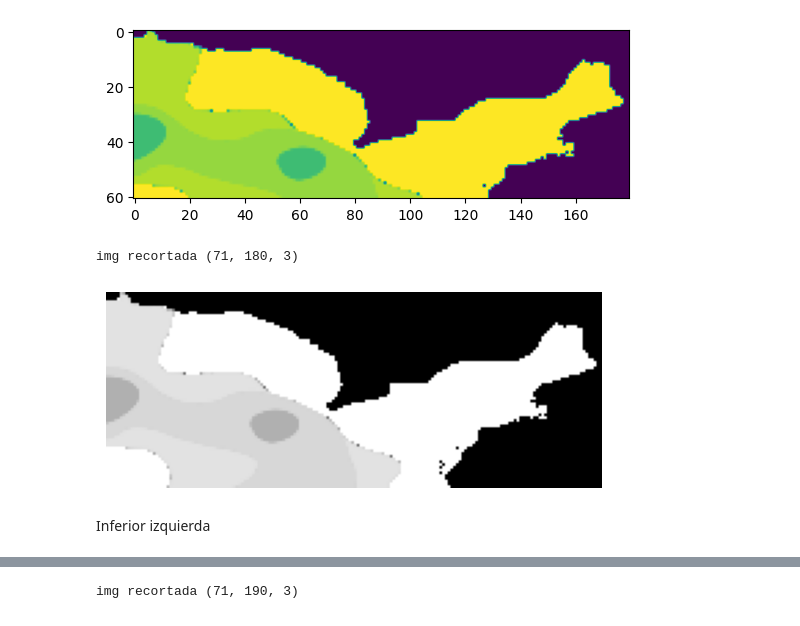
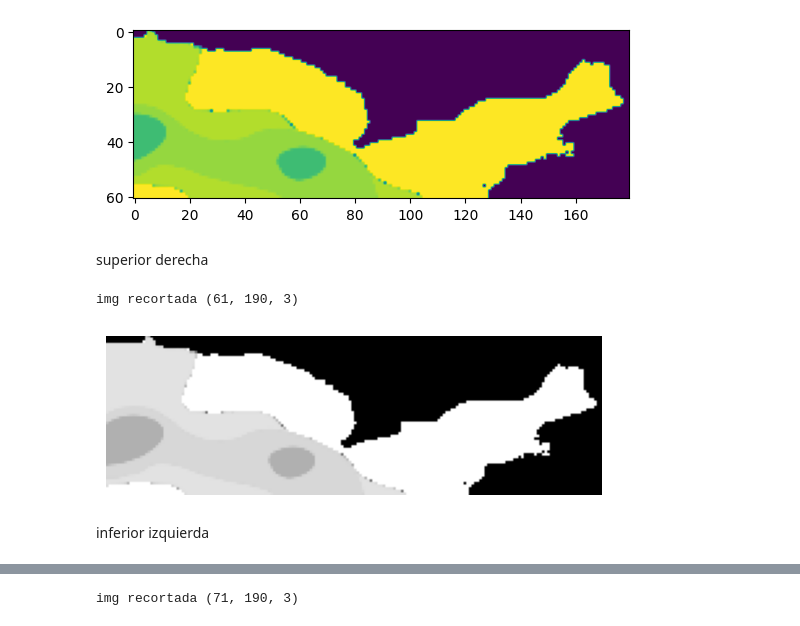
Before and after one commit to SahirReyes30/ImageXpartes, a Jupyter notebook: AjusteBordes.ipynb, the cells around one changed output, grey strips where cells are left out. Drawn from its saved outputs; the diff is of its cells as text; code cells hidden in the pictures.

```diff
--- a/AjusteBordes.ipynb
+++ b/AjusteBordes.ipynb
@@ -194,33 +194,35 @@ plt.show()
 # %% [output]
 (1240, 61, 180)
 [figure]
+# %% [markdown]
+superior derecha
 # %%
 import cv2
 import matplotlib.pyplot as plt
 import numpy as np
 
 # Asumamos que tienes la imagen cargada en el notebook como un array de numpy
 # Si necesitas cargarla desde un archivo, puedes usar cv2.imread('ruta_al_archivo')
 imagen_original = cv2.imread('DroughtDatasetMask/dataset/DroughtDatasetMask/2000-01-04.png')
 
 # Dimensiones deseadas para el recorte
-altura_deseada = 71
-ancho_deseado = 180
+altura_deseada = 61
+ancho_deseado = 190
 
 # Calcular el punto de inicio del recorte
 inicio_x = imagen_original.shape[1] - ancho_deseado
 inicio_y = 0  # Desde la parte superior
 
 # Realizar el recorte
 imagen_recortada = imagen_original[inicio_y:inicio_y + altura_deseada, inicio_x:inicio_x + ancho_deseado]
 
 print("img recortada", imagen_recortada.shape)
 # Mostrar la imagen recortada
 plt.imshow(cv2.cvtColor(imagen_recortada, cv2.COLOR_BGR2RGB))  # Convertir de BGR a RGB para mostrar correctamente
 plt.axis('off')  # No mostrar los ejes
 plt.show()
 # %% [output]
-img recortada (71, 180, 3)
+img recortada (61, 190, 3)
-[figure, old version]
+[figure, new version]
 # %% [markdown]
-Inferior izquierda
+inferior izquierda
```
Also changed, not shown: parts of 2 cells of this notebook.
